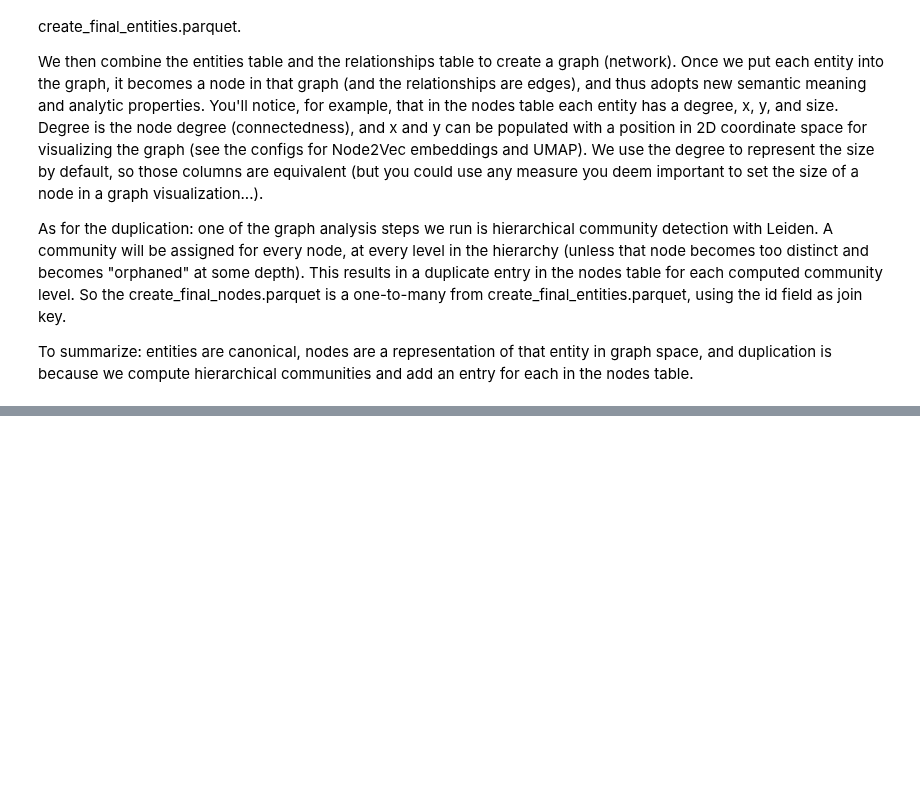
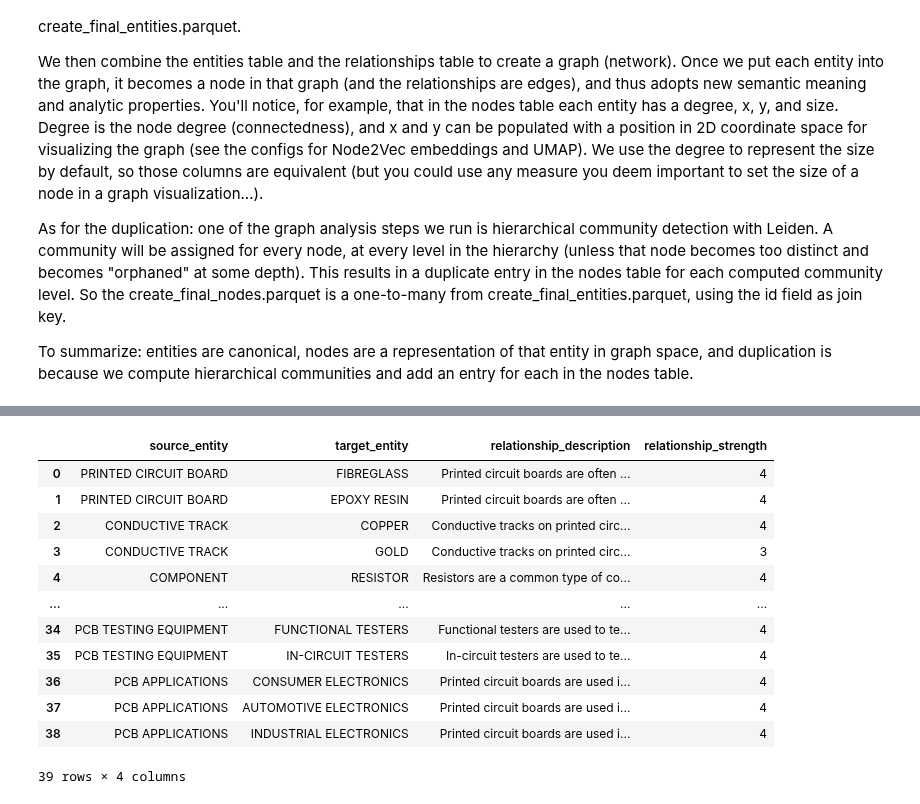
Before and after one commit to majidsh97/LLM, a Jupyter notebook: GraphRag/entity_eval.ipynb, the cells around one changed output, grey strips where cells are left out. Cells and saved outputs as stored; diff of their text form; code cells hidden in the pictures; blank space fills up the shorter version.

```diff
--- a/GraphRag/entity_eval.ipynb
+++ b/GraphRag/entity_eval.ipynb
@@ -144,0 +514,33 @@ final_relationships.sort_values('weight',ascending=False)
+# %%
+prompt = """these entities and relationships extracted from a text. You must write the orginal text.
+{relationships}
+text:""".format(relationships=relationships_str)
+
+reconstruct_prompt = """
+You need to create a JSON with the following format and fill the field accordingly:
+{{
+    "missing_information": Write *ALL* the information missing from the reconstructed text in multiple paragraphs,
+    "relationships": Identify all pairs of (source_entity, target_entity) that are *clearly related* to each other and not in the extracted relationships you can use missing_information.
+    For each pair of related entities, extract the following information:
+    {{
+    - source_entity: name of the source entity, as identified in step 1
+    - target_entity: name of the target entity, as identified in step 1
+    - relationship_description: explanation as to why you think the source entity and the target entity are related to each other
+    - relationship_strength: a numeric score indicating strength of the relationship between the source entity and target entity
+    }}
+}}
+orginal text:
+{orginal_text}
+reconstructed text:
+{reconstructed_text}
+extracted relationships:
+{relationships}
+Output:
+"""
+#print(prompt)
+text = completion(prompt,"",False)
+
+reconstruct_prompt = reconstruct_prompt.format( orginal_text = input_eval['text'][0] , reconstructed_text = text,relationships=relationships_str)
+
+res = completion(reconstruct_prompt,"",True)
+print(res)
@@ -144,0 +604,16 @@ final_relationships.sort_values('weight',ascending=False)
+# %%
+pd.DataFrame(res['relationships'])
+# %% [output]
+|  | source_entity | target_entity | relationship_description | relationship_strength |
+| 0 | PRINTED CIRCUIT BOARD | FIBREGLASS | Printed circuit boards are often ... | 4 |
+| 1 | PRINTED CIRCUIT BOARD | EPOXY RESIN | Printed circuit boards are often ... | 4 |
+| 2 | CONDUCTIVE TRACK | COPPER | Conductive tracks on printed circ... | 4 |
+| 3 | CONDUCTIVE TRACK | GOLD | Conductive tracks on printed circ... | 3 |
+| 4 | COMPONENT | RESISTOR | Resistors are a common type of co... | 4 |
+| ... | ... | ... | ... | ... |
+| 34 | PCB TESTING EQUIPMENT | FUNCTIONAL TESTERS | Functional testers are used to te... | 4 |
+| 35 | PCB TESTING EQUIPMENT | IN-CIRCUIT TESTERS | In-circuit testers are used to te... | 4 |
+| 36 | PCB APPLICATIONS | CONSUMER ELECTRONICS | Printed circuit boards are used i... | 4 |
+| 37 | PCB APPLICATIONS | AUTOMOTIVE ELECTRONICS | Printed circuit boards are used i... | 4 |
+| 38 | PCB APPLICATIONS | INDUSTRIAL ELECTRONICS | Printed circuit boards are used i... | 4 |
+39 rows × 4 columns
```
Also changed, not shown: parts of 24 cells of this notebook, 10 other files.
